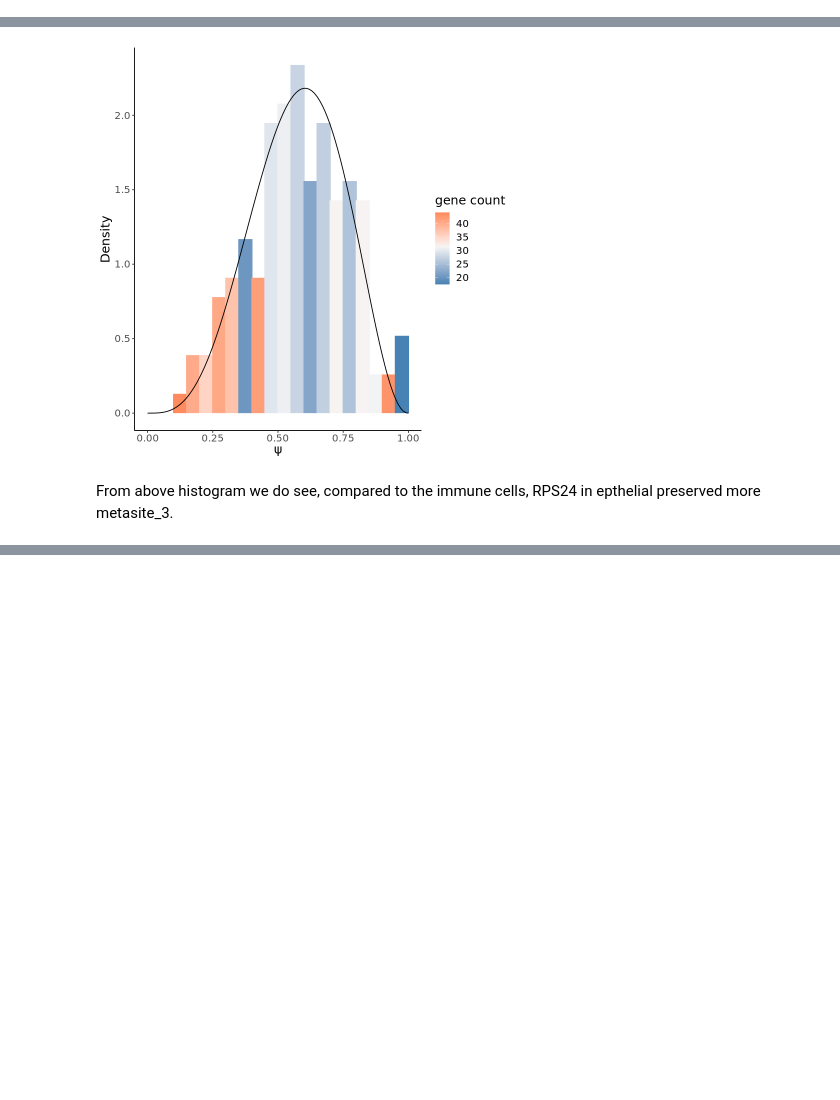
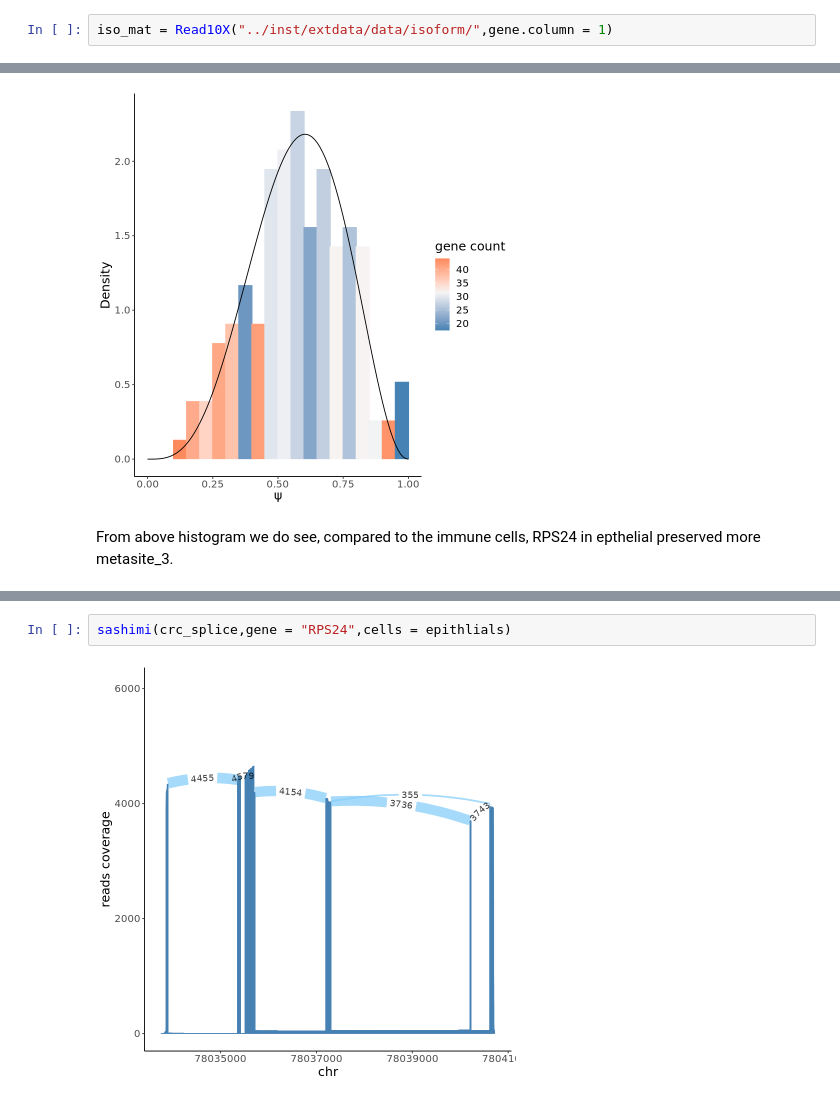
Before and after one commit to yuntianf/Longcell, a Jupyter notebook: vignettes/Longcell.ipynb, the cells around one changed output, grey strips where cells are left out. Cells and saved outputs as stored; diff of their text form; blank space fills up the shorter version.

Commit message:
update demo data

```diff
--- a/vignettes/Longcell.ipynb
+++ b/vignettes/Longcell.ipynb
@@ -60,3 +54,5 @@ iso_mat = iso_mat %>% select(-isoform)
+# %%
+iso_mat = Read10X("../inst/extdata/data/isoform/",gene.column = 1)
 # %%
 crc = CreateSeuratObject(counts = iso_mat,project = "isoform",min.cells = 3,min.features = 200)
 # %% [output]
@@ -327,0 +353,4 @@ From above histogram we do see, compared to the immune cells, RPS24 in epthelial
+# %%
+sashimi(crc_splice,gene = "RPS24",cells = epithlials)
+# %% [output]
+[figure, added]
```
Also changed, not shown: parts of 7 cells of this notebook, 6 other files.
